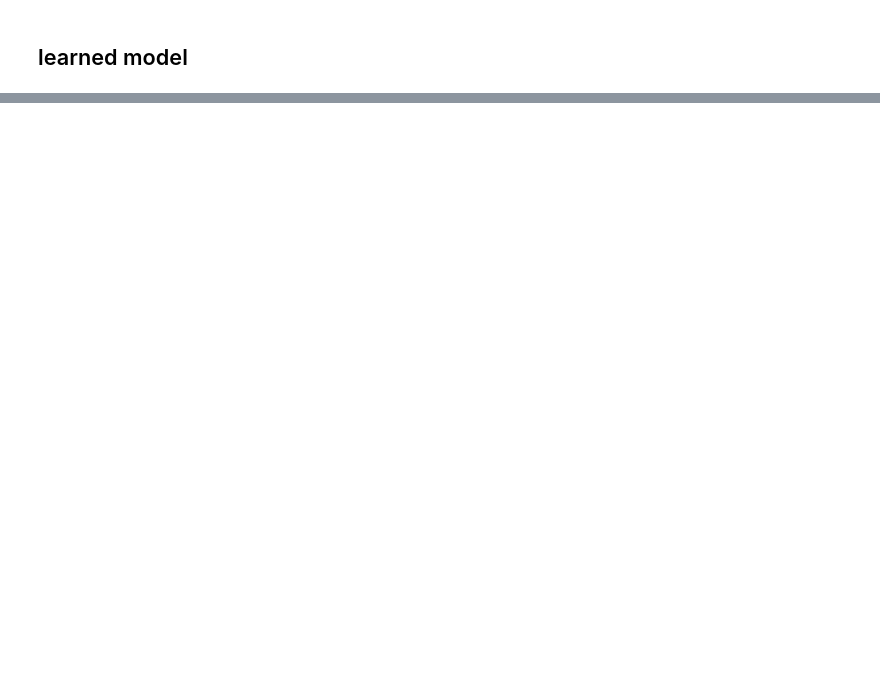
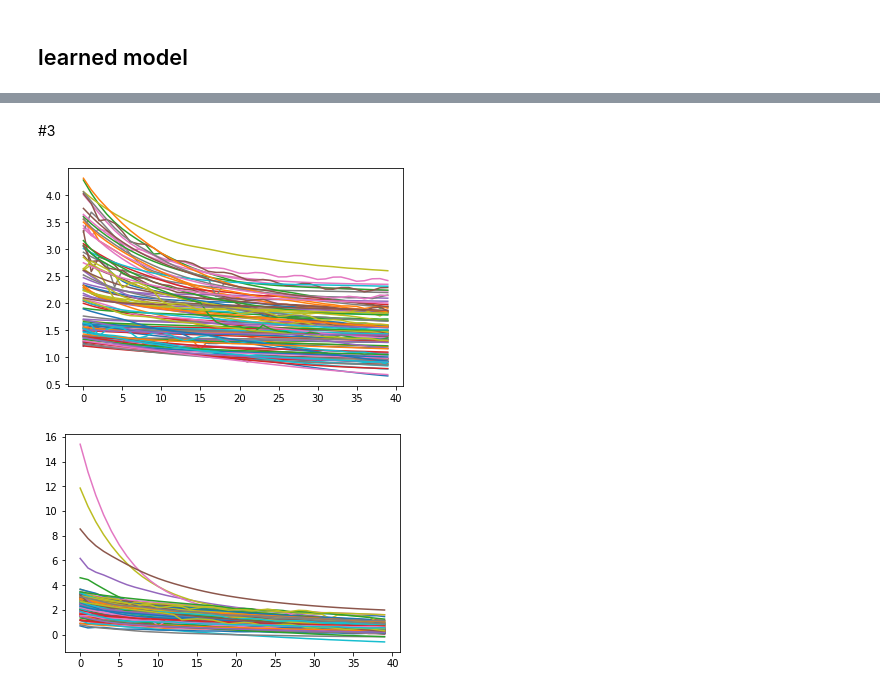
Before and after one commit to goncalorafaria/PyCausal, a Jupyter notebook: examples/causal_inference.ipynb, the cells around one changed output, grey strips where cells are left out. Drawn from its saved outputs; the diff is of its cells as text; code cells hidden in the pictures; blank space fills up the shorter version.

```diff
--- a/examples/causal_inference.ipynb
+++ b/examples/causal_inference.ipynb
@@ -166,0 +262,15 @@ plt.show()
+# %% [markdown]
+#3
+# %%
+#plt.figure(figsize=(12,8))
+
+plt.plot( np.array(scmxy.lftune).T)
+plt.show()
+
+#plt.figure(figsize=(12,8))
+
+plt.plot( np.array(scmyx.lftune).T)
+plt.show()
+# %% [output]
+[figure, added]
+[figure, added]
```
Also changed, not shown: parts of 17 cells of this notebook, 2 other files.
